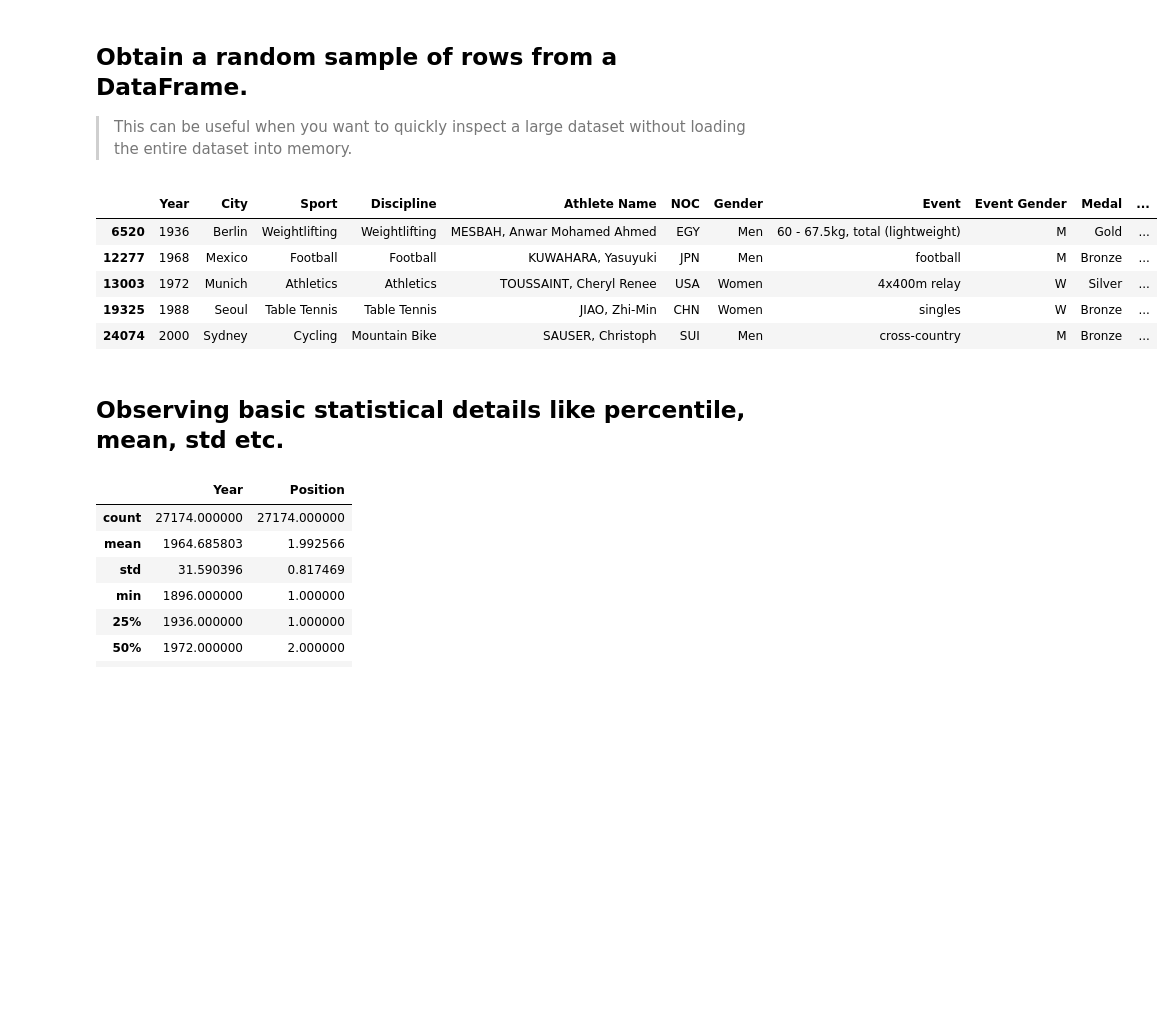
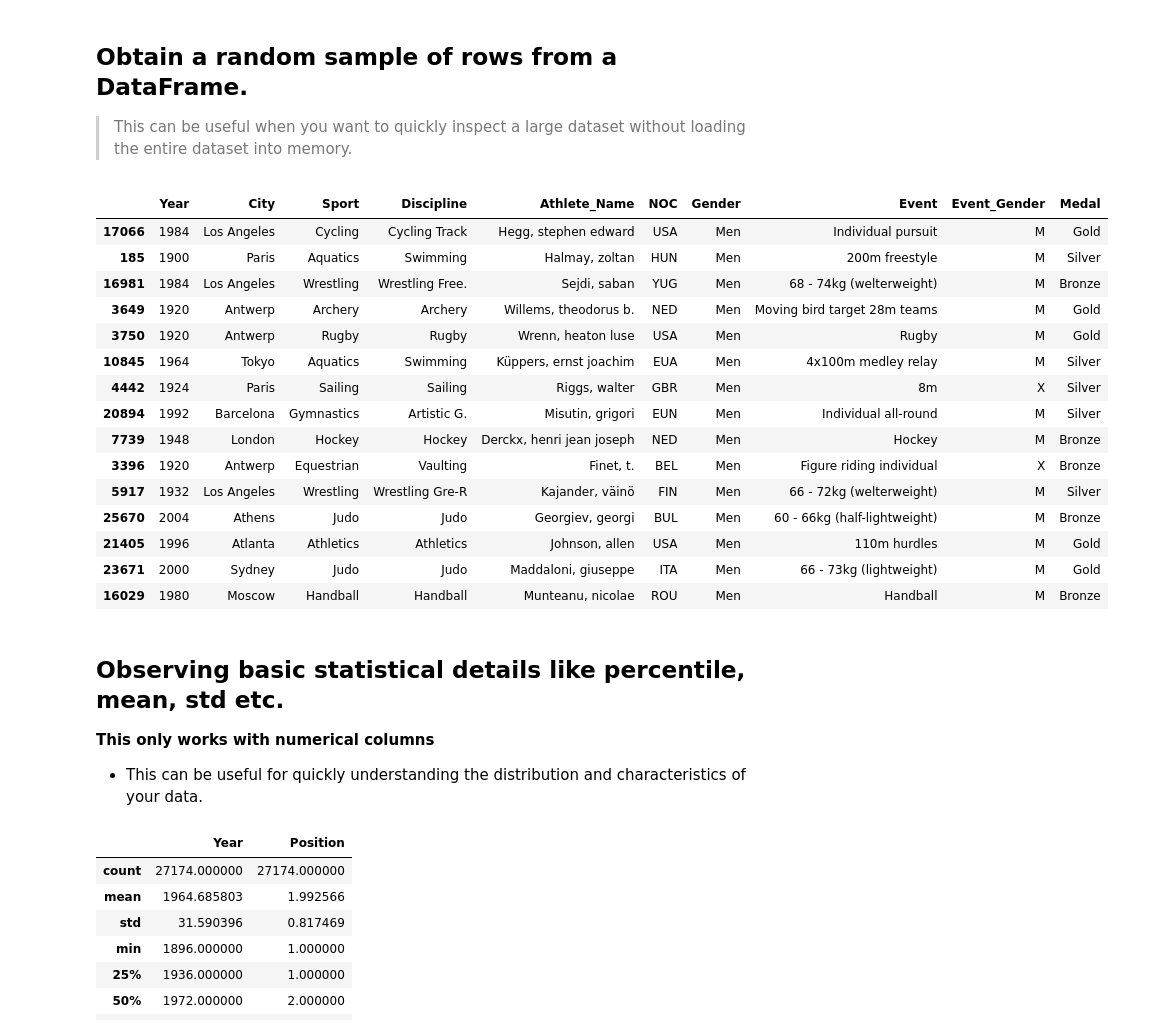
Before and after one commit to Wambaforestin/learning-python, a Jupyter notebook: python_libraries/learning_pandas2.0.ipynb, the cells around one changed output. Cells and saved outputs as stored; diff of their text form; code cells hidden in the pictures; blank space fills up the shorter version.

```diff
--- a/python_libraries/learning_pandas2.0.ipynb
+++ b/python_libraries/learning_pandas2.0.ipynb
@@ -120,16 +117,28 @@ olpics_df.tail()
 
 > This can be useful when you want to quickly inspect a large dataset without loading the entire dataset into memory.
 # %%
-olpics_df.sample(5)
+olpics_df.sample(15)
 # %% [output]
-|  | Year | City | Sport | Discipline | Athlete Name | NOC | Gender | Event | Event Gender | Medal | ... |
-| 6520 | 1936 | Berlin | Weightlifting | Weightlifting | MESBAH, Anwar Mohamed Ahmed | EGY | Men | 60 - 67.5kg, total (lightweight) | M | Gold | ... |
-| 12277 | 1968 | Mexico | Football | Football | KUWAHARA, Yasuyuki | JPN | Men | football | M | Bronze | ... |
-| 13003 | 1972 | Munich | Athletics | Athletics | TOUSSAINT, Cheryl Renee | USA | Women | 4x400m relay | W | Silver | ... |
-| 19325 | 1988 | Seoul | Table Tennis | Table Tennis | JIAO, Zhi-Min | CHN | Women | singles | W | Bronze | ... |
-| 24074 | 2000 | Sydney | Cycling | Mountain Bike | SAUSER, Christoph | SUI | Men | cross-country | M | Bronze | ... |
+|  | Year | City | Sport | Discipline | Athlete_Name | NOC | Gender | Event | Event_Gender | Medal |
+| 17066 | 1984 | Los Angeles | Cycling | Cycling Track | Hegg, stephen edward | USA | Men | Individual pursuit | M | Gold |
+| 185 | 1900 | Paris | Aquatics | Swimming | Halmay, zoltan | HUN | Men | 200m freestyle | M | Silver |
+| 16981 | 1984 | Los Angeles | Wrestling | Wrestling Free. | Sejdi, saban | YUG | Men | 68 - 74kg (welterweight) | M | Bronze |
+| 3649 | 1920 | Antwerp | Archery | Archery | Willems, theodorus b. | NED | Men | Moving bird target 28m teams | M | Gold |
+| 3750 | 1920 | Antwerp | Rugby | Rugby | Wrenn, heaton luse | USA | Men | Rugby | M | Gold |
+| 10845 | 1964 | Tokyo | Aquatics | Swimming | Küppers, ernst joachim | EUA | Men | 4x100m medley relay | M | Silver |
+| 4442 | 1924 | Paris | Sailing | Sailing | Riggs, walter | GBR | Men | 8m | X | Silver |
+| 20894 | 1992 | Barcelona | Gymnastics | Artistic G. | Misutin, grigori | EUN | Men | Individual all-round | M | Silver |
+| 7739 | 1948 | London | Hockey | Hockey | Derckx, henri jean joseph | NED | Men | Hockey | M | Bronze |
+| 3396 | 1920 | Antwerp | Equestrian | Vaulting | Finet, t. | BEL | Men | Figure riding individual | X | Bronze |
+| 5917 | 1932 | Los Angeles | Wrestling | Wrestling Gre-R | Kajander, väinö | FIN | Men | 66 - 72kg (welterweight) | M | Silver |
+| 25670 | 2004 | Athens | Judo | Judo | Georgiev, georgi | BUL | Men | 60 - 66kg (half-lightweight) | M | Bronze |
+| 21405 | 1996 | Atlanta | Athletics | Athletics | Johnson, allen | USA | Men | 110m hurdles | M | Gold |
+| 23671 | 2000 | Sydney | Judo | Judo | Maddaloni, giuseppe | ITA | Men | 66 - 73kg (lightweight) | M | Gold |
+| 16029 | 1980 | Moscow | Handball | Handball | Munteanu, nicolae | ROU | Men | Handball | M | Bronze |
 # %% [markdown]
 ## Observing basic statistical details like percentile, mean, std etc.
+**This only works with numerical columns**
+- This can be useful for quickly understanding the distribution and characteristics of your data.
 # %%
 olpics_df.describe()
 # since we only have 2 numerical colonnes, here is the solution.
```
Also changed, not shown: parts of 33 cells of this notebook, 1 other file.
